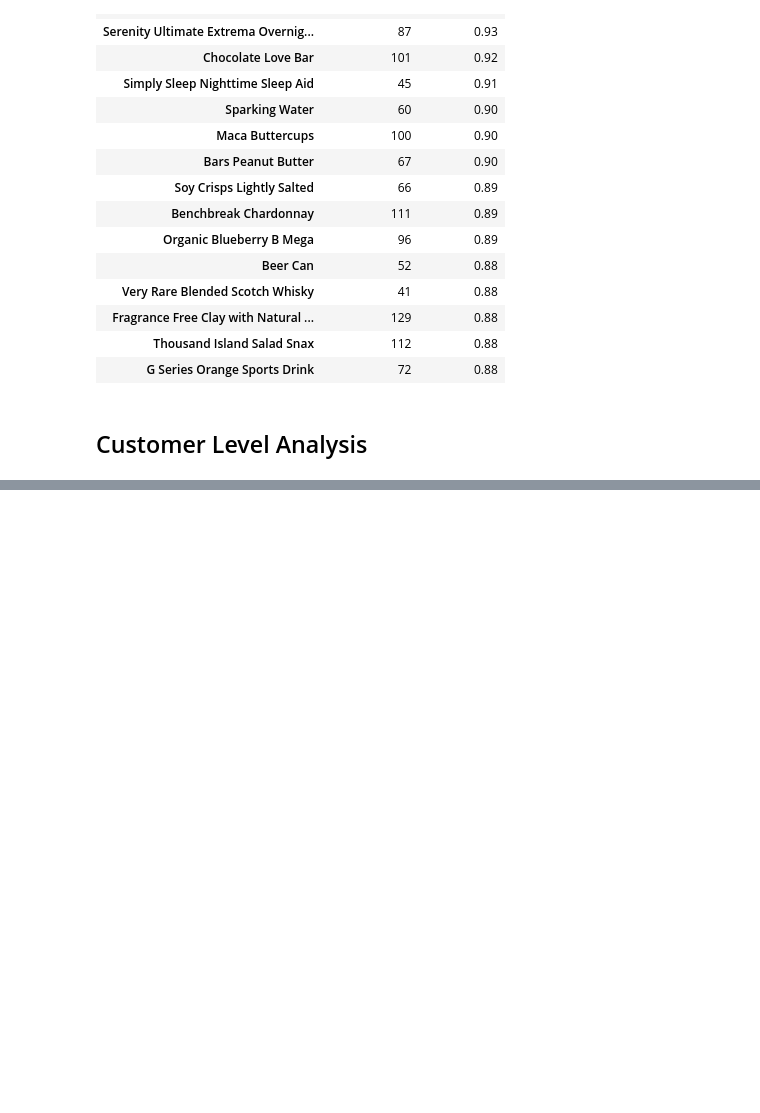
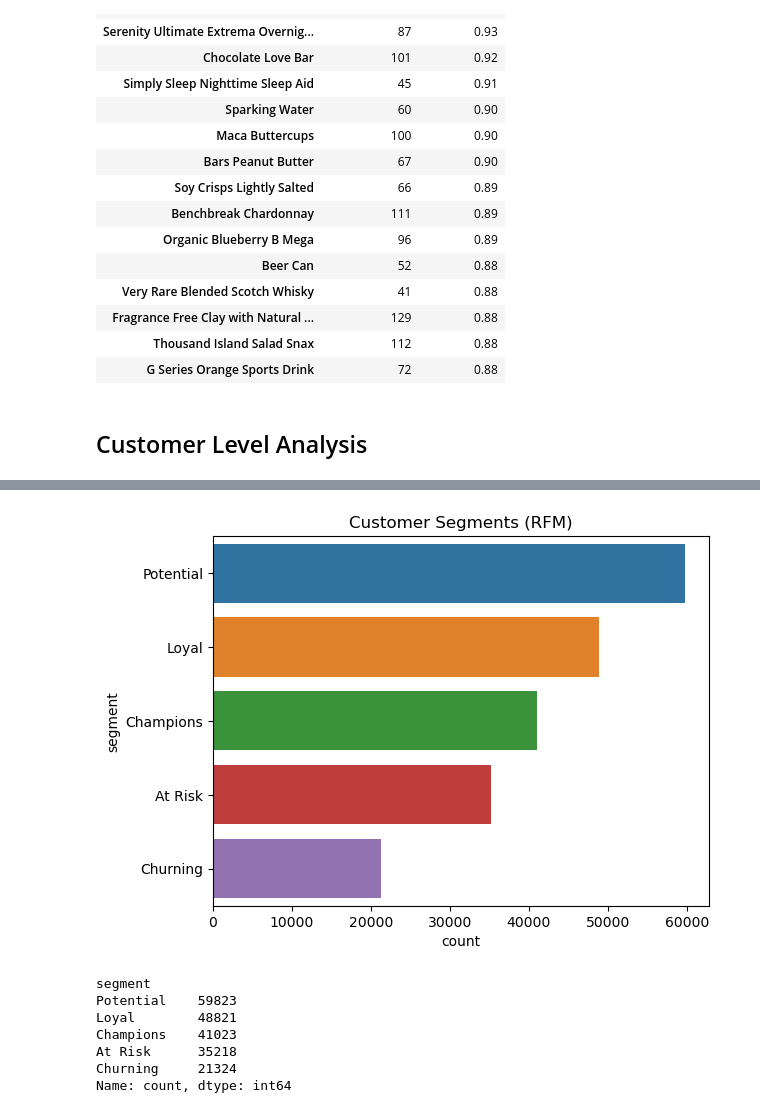
Before and after one commit to FarzaneHashemii/instacart_sales_analysis, a Jupyter notebook: notebooks/pre_analaysis.ipynb, the cells around one changed output, grey strips where cells are left out. Saved outputs shown, nothing was run; the diff lists cells and outputs as text; code cells hidden in the pictures; blank space fills up the shorter version.

```diff
--- a/notebooks/pre_analaysis.ipynb
+++ b/notebooks/pre_analaysis.ipynb
@@ -267,0 +290,21 @@ product_reorder.sort_values('reorder_rate', ascending=False).head(15)
+# %%
+#### RFM (adapted for instacart) ####
+# classic RFM = Recency / Frequency / Monetary. instacart has no prices, so we adapt:
+#   Recency   = days_since_prior_order on their most recent order (proxy, no real dates)
+#   Frequency = total orders
+#   Monetary  = total items ever bought (our stand-in for spend)
+
+frequency = prior_orders.groupby('user_id')['order_number'].max().rename('frequency')
+last_orders = prior_orders.sort_values('order_number').groupby('user_id').tail(1)
+recency = last_orders.set_index('user_id')['days_since_prior_order'].rename('recency')
+monetary = prior.groupby('user_id').size().rename('monetary')
+
+rfm = pd.concat([frequency, recency, monetary], axis=1).reset_index()
+
+# score each 1-5. recency is reversed (more recent = higher score).
+# .rank(method='first') avoids qcut errors when there are lots of tied values
+rfm['R_score'] = pd.qcut(rfm['recency'].rank(method='first'), 5, labels=[5,4,3,2,1]).astype(int)
+rfm['F_score'] = pd.qcut(rfm['frequency'].rank(method='first'), 5, labels=[1,2,3,4,5]).astype(int)
+rfm['M_score'] = pd.qcut(rfm['monetary'].rank(method='first'), 5, labels=[1,2,3,4,5]).astype(int)
+rfm['RFM_sum'] = rfm[['R_score','F_score','M_score']].sum(axis=1)
+rfm.head()
@@ -267,0 +318,23 @@ product_reorder.sort_values('reorder_rate', ascending=False).head(15)
+# %%
+# turn the scores into human-readable segments
+def segment(s):
+    if s >= 13: return 'Champions'
+    elif s >= 10: return 'Loyal'
+    elif s >= 7: return 'Potential'
+    elif s >= 5: return 'At Risk'
+    else: return 'Churning'
+
+rfm['segment'] = rfm['RFM_sum'].apply(segment)
+sns.countplot(y='segment', data=rfm, order=rfm['segment'].value_counts().index)
+plt.title('Customer Segments (RFM)')
+plt.show()
+rfm['segment'].value_counts()
+# %% [output]
+[figure, added]
+segment
+Potential    59823
+Loyal        48821
+Champions    41023
+At Risk      35218
+Churning     21324
+Name: count, dtype: int64
```
Also changed, not shown: parts of 3 cells of this notebook.
